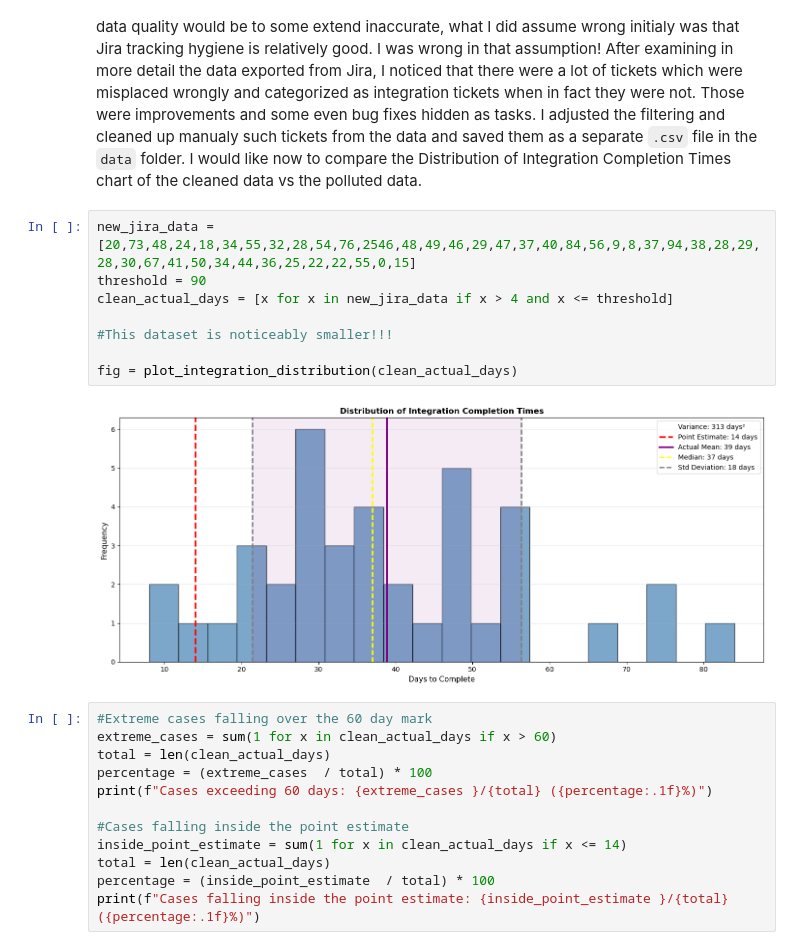
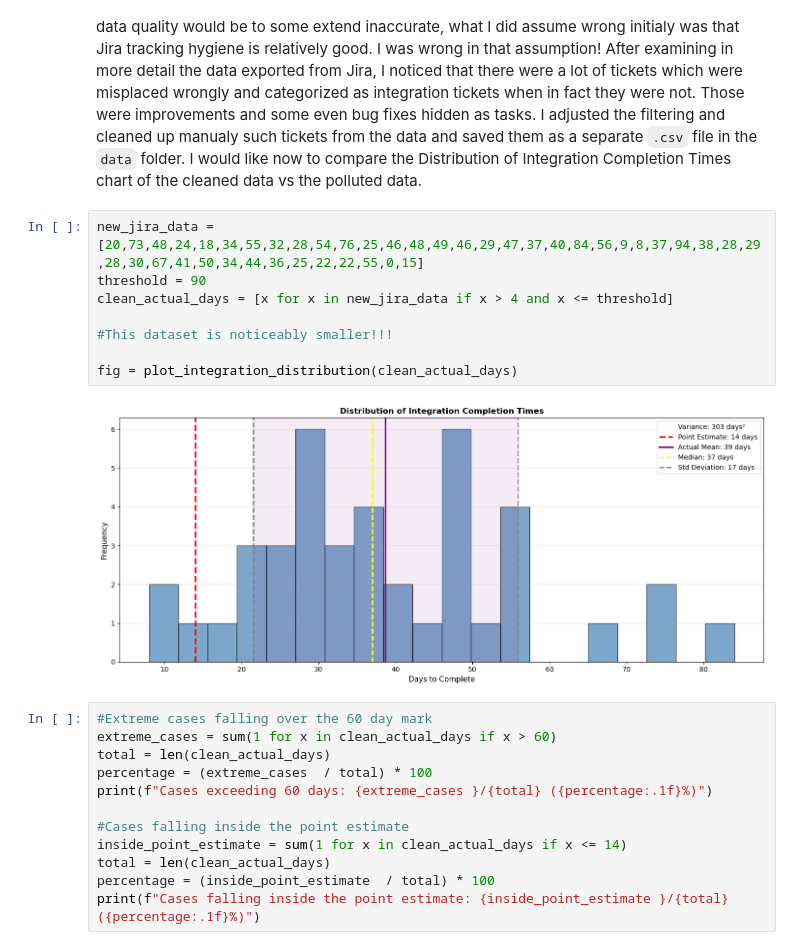
Before and after one commit to crystal-wolfer/SoftUni-AI-ML, a Jupyter notebook: Course 1 - Math For Developer/monte-carlo-agile-estimation/notebooks/01_problem_definition.ipynb, the cells around one changed output. Cells and saved outputs as stored; diff of their text form.

```diff
--- a/Course 1 - Math For Developer/monte-carlo-agile-estimation/notebooks/01_problem_definition.ipynb
+++ b/Course 1 - Math For Developer/monte-carlo-agile-estimation/notebooks/01_problem_definition.ipynb
@@ -265,15 +265,15 @@ This project will explore whether this theoretical promise holds in practice spe
 ## Additional Thoughts
 After reviewing more thouroughly the Distribution of Integration Completion Times chart, it stands out something that I did not expect knowing the nature of the integrations work. This is the cluster grouping around the 10 days mark. While I did anticipate some data points will fall in that range, I did not anticipate to have such high numbers clustering. This promted me to examine better the data generated from Jira which was used initially. I did anticipate that the data quality would be to some extend inaccurate, what I did assume wrong initialy was that Jira tracking hygiene is relatively good. I was wrong in that assumption! After examining in more detail the data exported from Jira, I noticed that there were a lot of tickets which were misplaced wrongly and categorized as integration tickets when in fact they were not. Those were improvements and some even bug fixes hidden as tasks. I adjusted the filtering and cleaned up manualy such tickets from the data and saved them as a separate `.csv` file in the `data` folder. I would like now to compare the Distribution of Integration Completion Times chart of the cleaned data vs the polluted data.
 # %%
-new_jira_data = [20,73,48,24,18,34,55,32,28,54,76,2546,48,49,46,29,47,37,40,84,56,9,8,37,94,38,28,29,28,30,67,41,50,34,44,36,25,22,22,55,0,15]
+new_jira_data = [20,73,48,24,18,34,55,32,28,54,76,25,46,48,49,46,29,47,37,40,84,56,9,8,37,94,38,28,29,28,30,67,41,50,34,44,36,25,22,22,55,0,15]
 threshold = 90
 clean_actual_days = [x for x in new_jira_data if x > 4 and x <= threshold]
 
 #This dataset is noticeably smaller!!!
 
 fig = plot_integration_distribution(clean_actual_days)
 # %% [output]
-[figure, old version]
+[figure, new version]
 # %%
 #Extreme cases falling over the 60 day mark
 extreme_cases = sum(1 for x in clean_actual_days if x > 60)
```
Also changed, not shown: 4 other files.
